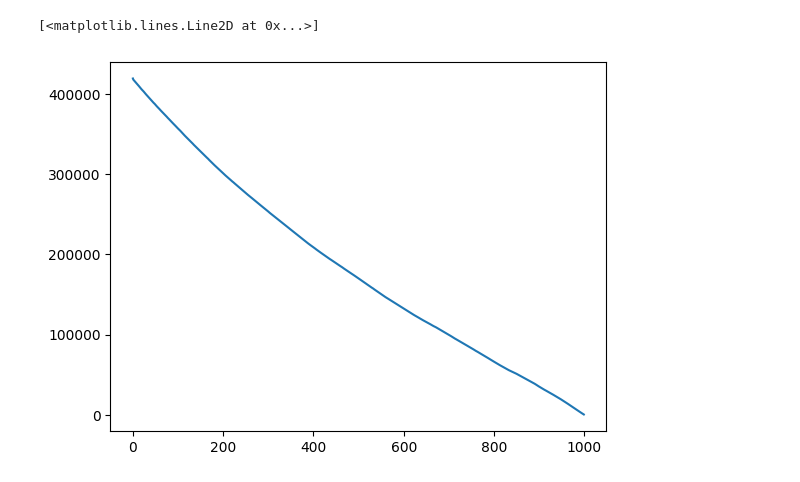
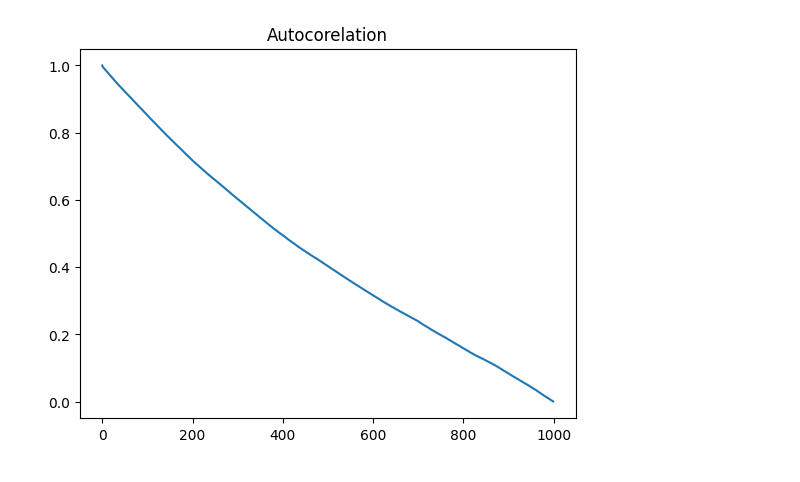
Before and after one commit to Lung-Alexandra/procesarea_semnalelor, a Jupyter notebook: Lab8/lab8.ipynb, the cells around one changed output. Cells and saved outputs as stored; diff of their text form; code cells hidden in the pictures.

Commit message:
Add plots

```diff
--- a/Lab8/lab8.ipynb
+++ b/Lab8/lab8.ipynb
@@ -30,15 +32,17 @@ plt.tight_layout()
 # %%
 # b)
 def autocorr(x):
     result = np.correlate(x, x, mode='full')
-    return result[result.size//2:]
+    return result[result.size//2:]/result.max()
 
 autocorelation = autocorr(serie)
 
-plt.plot (autocorelation)
+plt.plot(autocorelation)
+plt.title("Autocorelation")
+plt.savefig("grafice/ex1b.pdf", format="pdf")
+plt.savefig("grafice/ex1b.png", format="png")
 # %% [output]
-[<matplotlib.lines.Line2D at 0x...>]
-[figure, old version]
+[figure, new version]
 # %%
 # c)
 def train_model_AR(date_trecut,dimensiune_ar):
```
Also changed, not shown: parts of 3 cells of this notebook, 6 other files.
